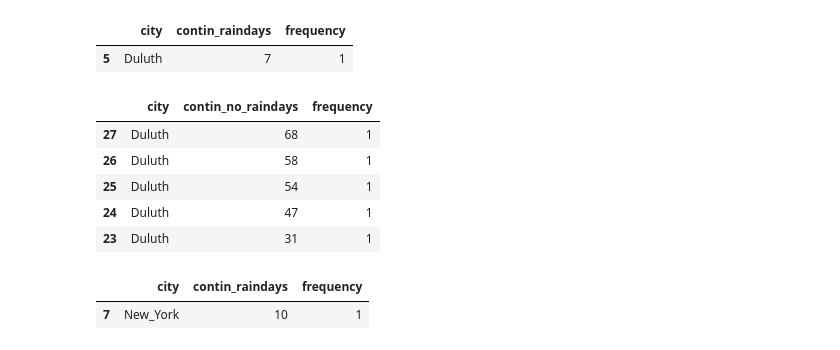
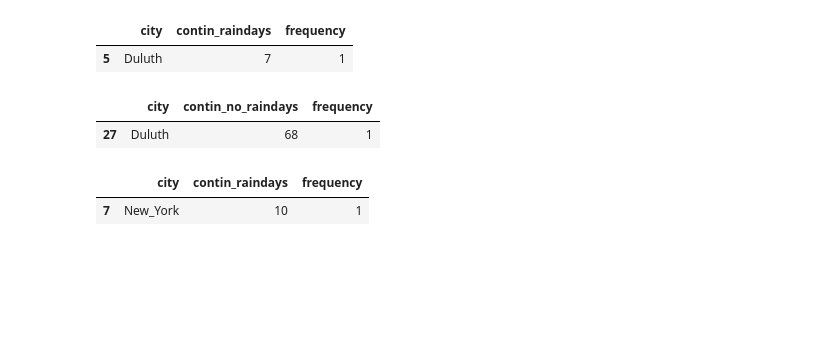
Before and after one commit to MalickFairoz/Data-Analysis-using-Python, a Jupyter notebook: final/3_Analysis.ipynb, the cells around one changed output. Cells and saved outputs as stored; diff of their text form; code cells hidden in the pictures; blank space fills up the shorter version.

```diff
--- a/final/3_Analysis.ipynb
+++ b/final/3_Analysis.ipynb
@@ -79,19 +79,15 @@ df_rain_Duluth.head(1)
 # %%
 # Duluth city's continuous No_rain days and its frequency in last 5 years
 calrain(df_Duluth['rain'])
 df_Norain_Duluth = pd.DataFrame({'contin_no_raindays':noraindays})
 df_Norain_Duluth = df_Norain_Duluth.groupby('contin_no_raindays').size().reset_index()
 df_Norain_Duluth = df_Norain_Duluth.rename(columns={0: 'frequency'})
 df_Norain_Duluth.insert(0, 'city', 'Duluth')
 df_Norain_Duluth = df_Norain_Duluth.sort_values('contin_no_raindays', ascending = False)
-df_Norain_Duluth.head()
+df_Norain_Duluth.head(1)
 # %% [output]
 |  | city | contin_no_raindays | frequency |
 | 27 | Duluth | 68 | 1 |
-| 26 | Duluth | 58 | 1 |
-| 25 | Duluth | 54 | 1 |
-| 24 | Duluth | 47 | 1 |
-| 23 | Duluth | 31 | 1 |
 # %%
 # New_York city's continuous rain days and its frequency in last 5 years
 calrain(df_New_York['rain'])
```
Also changed, not shown: 9 other files.
